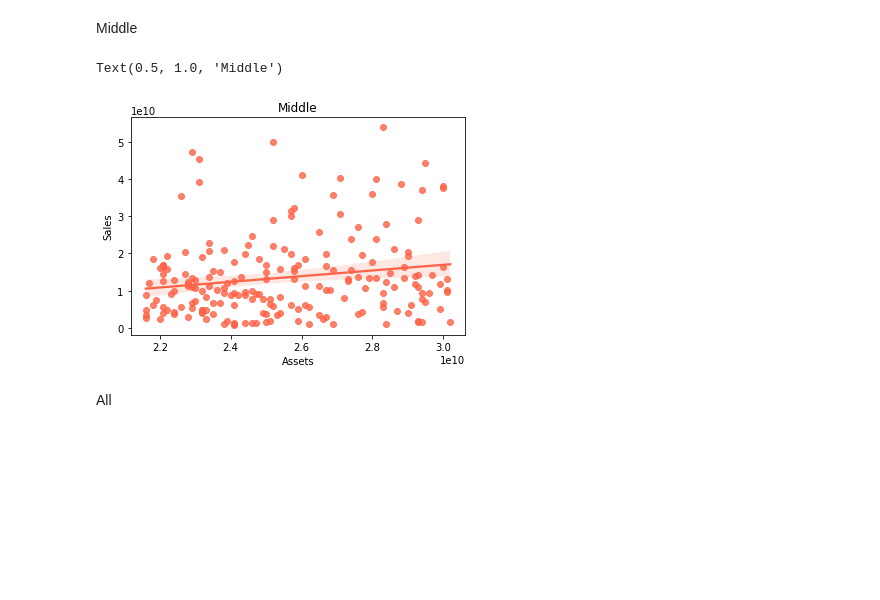
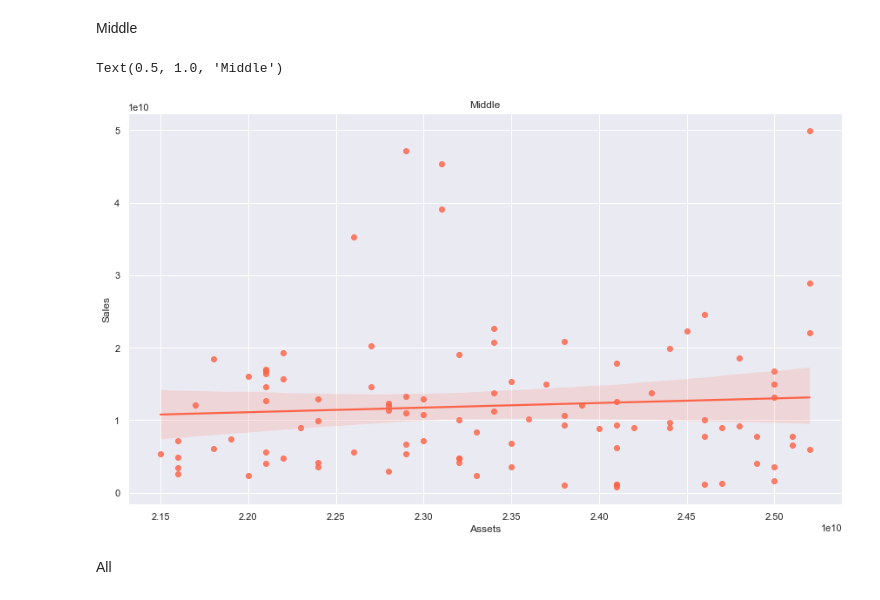
Before and after one commit to valfera/Forbes2000, a Jupyter notebook: Forbes2000Analysis.ipynb, the cells around one changed output. Drawn from its saved outputs; the diff is of its cells as text; code cells hidden in the pictures; blank space fills up the shorter version.

```diff
--- a/Forbes2000Analysis.ipynb
+++ b/Forbes2000Analysis.ipynb
@@ -391,0 +426,3 @@ Length: 100, dtype: int64
+# %%
+sns.set(rc={'figure.figsize':(14.7,8.27)})
+USfounded_bar = sns.barplot(x = 'Founded', y = 'Count', data = forbes_USFounded, palette = 'deep').set_title("Most Common Years of Establishment for American Companies")
@@ -464,5 +487,6 @@ forbes_USIndustry
 | 19 | Biotechs | 9 |
 | 20 | Broadcasting & Cable | 8 |
 # %%
-USIndustry_bar = sns.barplot(x = 'Count', y = 'Industry', data = forbes_USIndustry, orient = 'h', palette = 'Dark2')
+sns.set(rc={'figure.figsize':(14.7,8.27)})
+USIndustry_bar = sns.barplot(x = 'Count', y = 'Industry', data = forbes_USIndustry, orient = 'h', palette = 'Dark2').set_title("Industries of the Largest American Companies")
 # %% [output]
@@ -546,4 +510,4 @@ forbesAssets = forbes.sort_values("Assets", ascending = False)
 # %%
 forbes1 = forbesAssets.iloc[:100]
 # %%
-forbes2 = forbesAssets.iloc[900:1100]
+forbes2 = forbesAssets.iloc[950:1050]
@@ -552,6 +540,7 @@ forbes2 = forbesAssets.iloc[900:1100]
 # %% [markdown]
 Top 100
 # %%
+sns.set(rc={'figure.figsize':(14.7,8.27)})
 sns.regplot(x = "Assets", y = "Sales", data = forbes1, color = 'red').set_title("Top 100")
 # %% [output]
 Text(0.5, 1.0, 'Top 100')
@@ -559,10 +548,11 @@ Text(0.5, 1.0, 'Top 100')
 # %% [markdown]
 Middle
 # %%
+sns.set(rc={'figure.figsize':(14.7,8.27)})
 sns.regplot(x = "Assets", y = "Sales", data = forbes2, color = "tomato").set_title("Middle")
 # %% [output]
 Text(0.5, 1.0, 'Middle')
-[figure, old version]
+[figure, new version]
 # %% [markdown]
 All
 # %%
```
Also changed, not shown: parts of 54 cells of this notebook.
